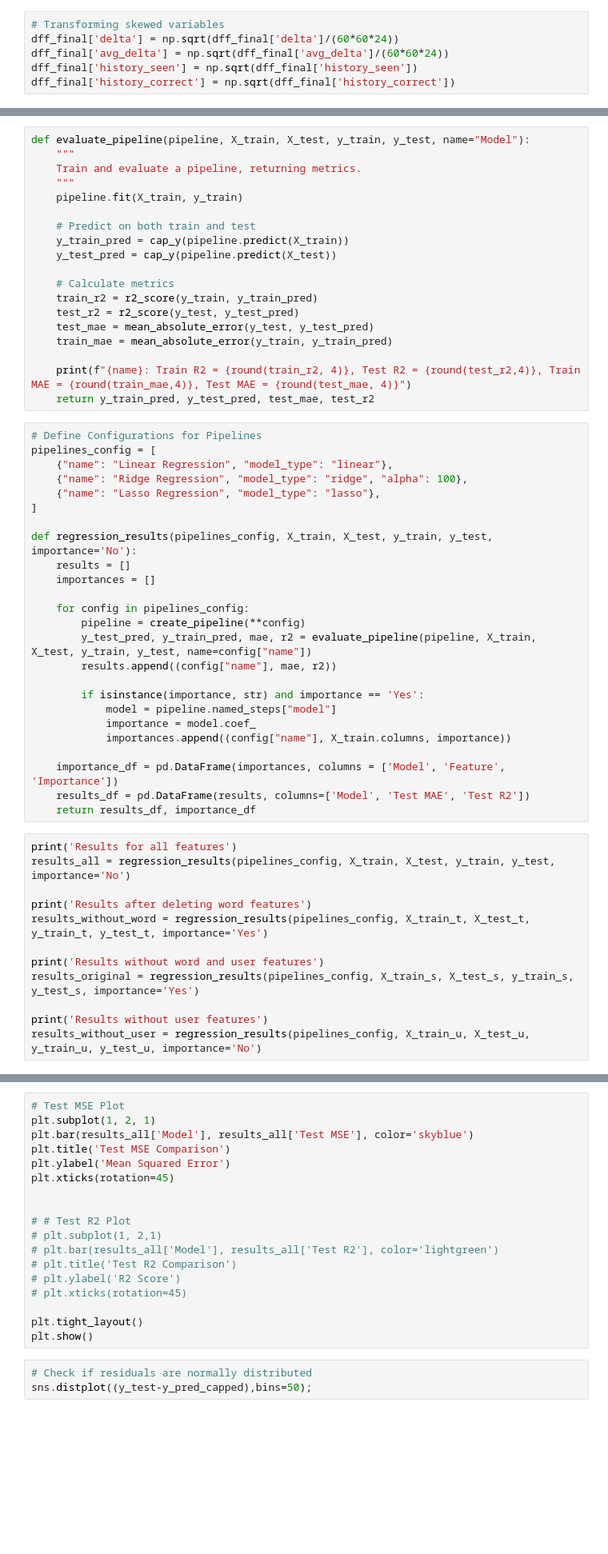
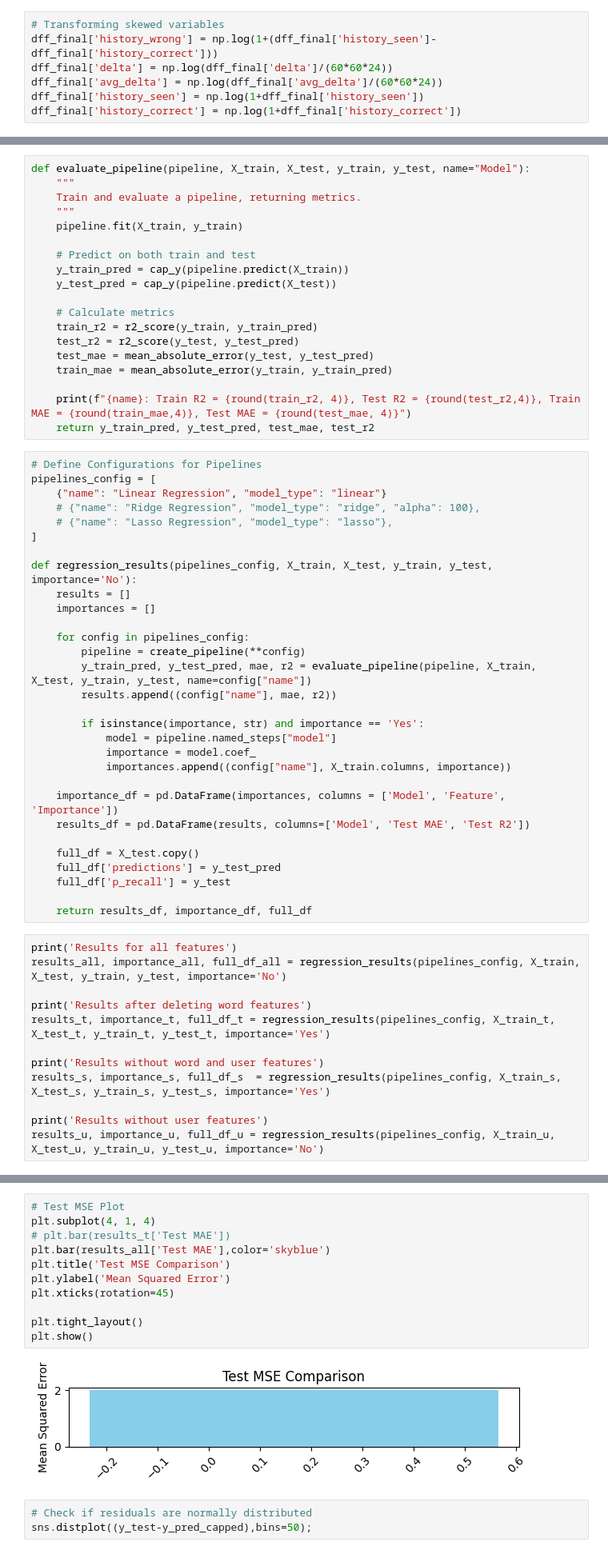
Before and after one commit to juliakubisa/spaced_repetition_algorithm, a Jupyter notebook: notebooks/baseline_models.ipynb, the cells around one changed output, grey strips where cells are left out. Shown at 80% size. Saved outputs shown, nothing was run; the diff lists cells and outputs as text; blank space fills up the shorter version.

Commit message:
improve linear model

```diff
--- a/notebooks/baseline_models.ipynb
+++ b/notebooks/baseline_models.ipynb
@@ -79,10 +86,11 @@ dff_final = dff_1.sample(1000000)
 # dff_final = dff_2
 # %%
 # Transforming skewed variables
-dff_final['delta'] = np.sqrt(dff_final['delta']/(60*60*24))
-dff_final['avg_delta'] = np.sqrt(dff_final['avg_delta']/(60*60*24))
-dff_final['history_seen'] = np.sqrt(dff_final['history_seen'])
-dff_final['history_correct'] = np.sqrt(dff_final['history_correct'])
+dff_final['history_wrong'] = np.log(1+(dff_final['history_seen']-dff_final['history_correct']))
+dff_final['delta'] = np.log(dff_final['delta']/(60*60*24))
+dff_final['avg_delta'] = np.log(dff_final['avg_delta']/(60*60*24))
+dff_final['history_seen'] = np.log(1+dff_final['history_seen'])
+dff_final['history_correct'] = np.log(1+dff_final['history_correct'])
 # %%
 # Transformation of target variable
 
@@ -198,9 +206,9 @@ def evaluate_pipeline(pipeline, X_train, X_test, y_train, y_test, name="Model"):
 # %%
 # Define Configurations for Pipelines
 pipelines_config = [
-    {"name": "Linear Regression", "model_type": "linear"},
-    {"name": "Ridge Regression", "model_type": "ridge", "alpha": 100},
-    {"name": "Lasso Regression", "model_type": "lasso"},
+    {"name": "Linear Regression", "model_type": "linear"}
+    # {"name": "Ridge Regression", "model_type": "ridge", "alpha": 100},
+    # {"name": "Lasso Regression", "model_type": "lasso"},
 ]
 
 def regression_results(pipelines_config, X_train, X_test, y_train, y_test, importance='No'):
@@ -209,7 +217,7 @@ def regression_results(pipelines_config, X_train, X_test, y_train, y_test, impor
 
     for config in pipelines_config:
         pipeline = create_pipeline(**config)
-        y_test_pred, y_train_pred, mae, r2 = evaluate_pipeline(pipeline, X_train, X_test, y_train, y_test, name=config["name"])
+        y_train_pred, y_test_pred, mae, r2 = evaluate_pipeline(pipeline, X_train, X_test, y_train, y_test, name=config["name"])
         results.append((config["name"], mae, r2))
 
         if isinstance(importance, str) and importance == 'Yes':
@@ -219,16 +227,21 @@ def regression_results(pipelines_config, X_train, X_test, y_train, y_test, impor
 
     importance_df = pd.DataFrame(importances, columns = ['Model', 'Feature', 'Importance'])
     results_df = pd.DataFrame(results, columns=['Model', 'Test MAE', 'Test R2'])
-    return results_df, importance_df
+
+    full_df = X_test.copy()
+    full_df['predictions'] = y_test_pred
+    full_df['p_recall'] = y_test
+
+    return results_df, importance_df, full_df
 # %%
 print('Results for all features')
-results_all = regression_results(pipelines_config, X_train, X_test, y_train, y_test, importance='No')
+results_all, importance_all, full_df_all = regression_results(pipelines_config, X_train, X_test, y_train, y_test, importance='No')
 
 print('Results after deleting word features')
-results_without_word = regression_results(pipelines_config, X_train_t, X_test_t, y_train_t, y_test_t, importance='Yes')
+results_t, importance_t, full_df_t = regression_results(pipelines_config, X_train_t, X_test_t, y_train_t, y_test_t, importance='Yes')
 
 print('Results without word and user features')
-results_original = regression_results(pipelines_config, X_train_s, X_test_s, y_train_s, y_test_s, importance='Yes')
+results_s, importance_s, full_df_s  = regression_results(pipelines_config, X_train_s, X_test_s, y_train_s, y_test_s, importance='Yes')
 
 print('Results without user features')
-results_without_user = regression_results(pipelines_config, X_train_u, X_test_u, y_train_u, y_test_u, importance='No')
+results_u, importance_u, full_df_u = regression_results(pipelines_config, X_train_u, X_test_u, y_train_u, y_test_u, importance='No')
@@ -235,21 +300,16 @@ results_without_user = regression_results(pipelines_config, X_train_u, X_test_u,
 # %%
 # Test MSE Plot
-plt.subplot(1, 2, 1)
-plt.bar(results_all['Model'], results_all['Test MSE'], color='skyblue')
+plt.subplot(4, 1, 4)
+# plt.bar(results_t['Test MAE'])
+plt.bar(results_all['Test MAE'],color='skyblue')
 plt.title('Test MSE Comparison')
 plt.ylabel('Mean Squared Error')
 plt.xticks(rotation=45)
 
-
-# # Test R2 Plot
-# plt.subplot(1, 2,1)
-# plt.bar(results_all['Model'], results_all['Test R2'], color='lightgreen')
-# plt.title('Test R2 Comparison')
-# plt.ylabel('R2 Score')
-# plt.xticks(rotation=45)
-
 plt.tight_layout()
 plt.show()
+# %% [output]
+[figure, added]
 # %%
 # Check if residuals are normally distributed
 sns.distplot((y_test-y_pred_capped),bins=50);
```
Also changed, not shown: parts of 15 cells of this notebook, 2 other files.
